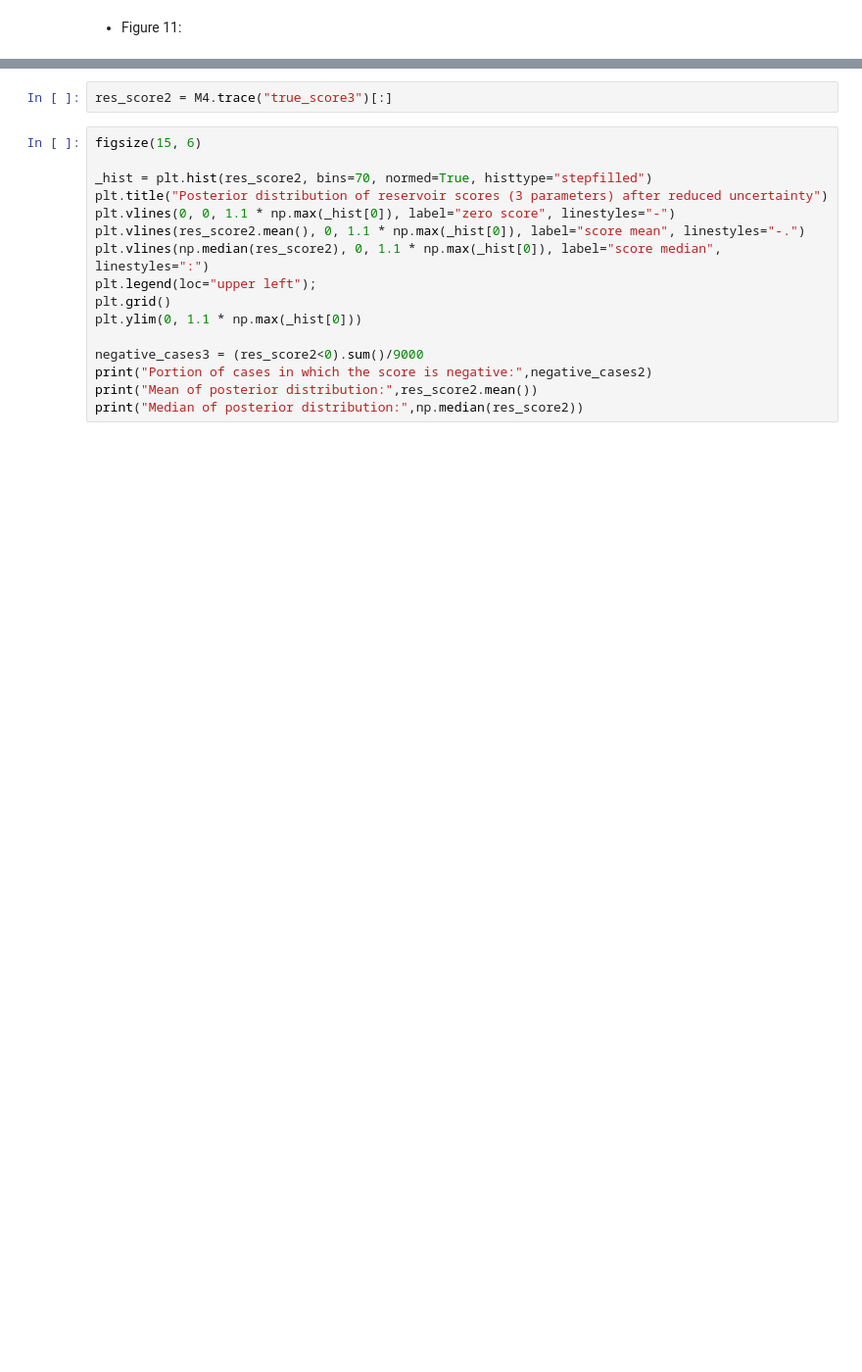
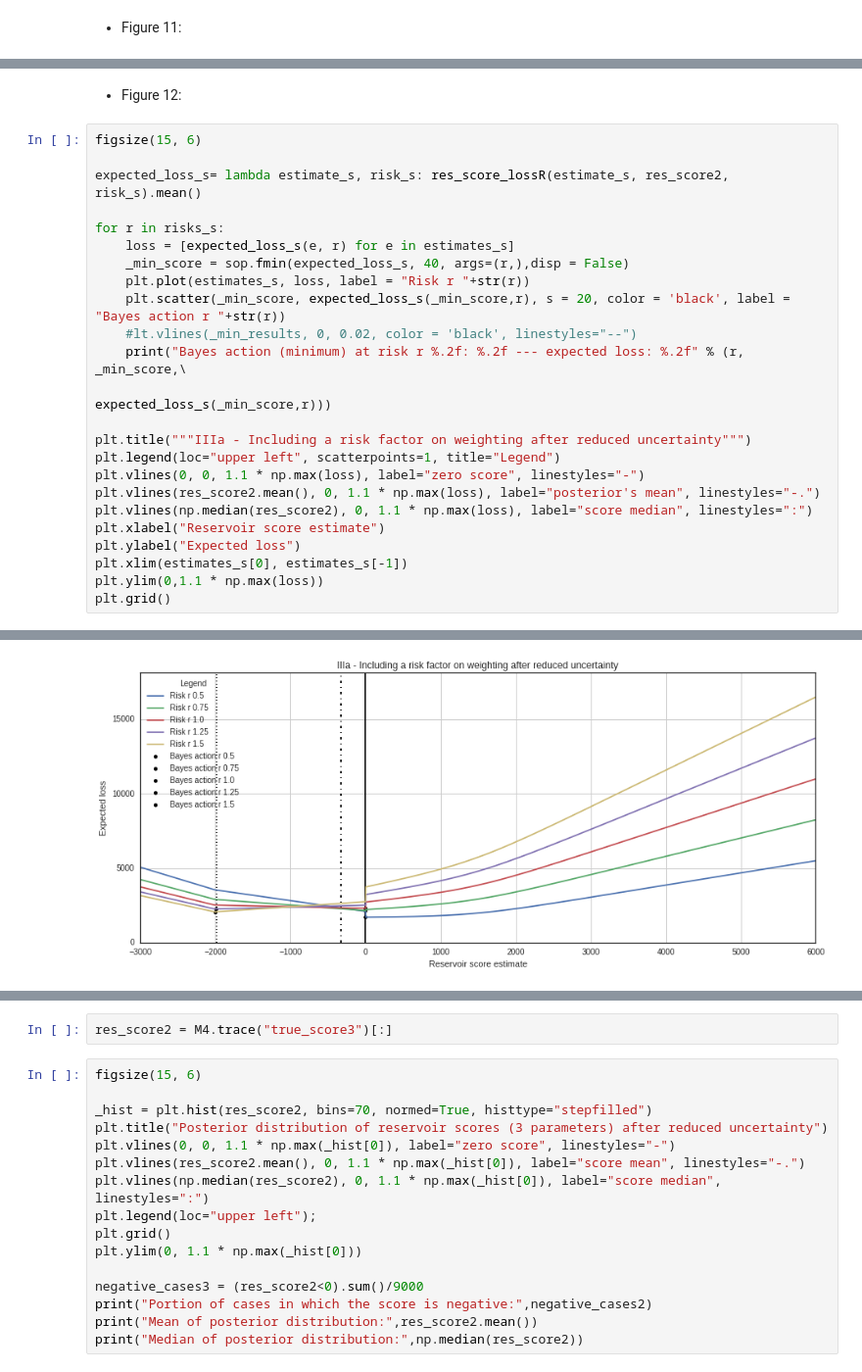
Before and after one commit to nre-aachen/Theses, a Jupyter notebook: Risk analysis/Notebooks/Chapter A - 1D Reservoir Case - Version 2.ipynb, the cells around one changed output, grey strips where cells are left out. Shown at 98% size. Cells and saved outputs as stored; diff of their text form; blank space fills up the shorter version.

```diff
--- a/Risk analysis/Notebooks/Chapter A - 1D Reservoir Case - Version 2.ipynb
+++ b/Risk analysis/Notebooks/Chapter A - 1D Reservoir Case - Version 2.ipynb
@@ -879,0 +905,27 @@ M4.sample(iter=10000, burn=1000)
+# %% [markdown]
+- Figure 12:
+# %%
+figsize(15, 6)
+
+expected_loss_s= lambda estimate_s, risk_s: res_score_lossR(estimate_s, res_score2, risk_s).mean()
+
+for r in risks_s:
+    loss = [expected_loss_s(e, r) for e in estimates_s]
+    _min_score = sop.fmin(expected_loss_s, 40, args=(r,),disp = False)
+    plt.plot(estimates_s, loss, label = "Risk r "+str(r))
+    plt.scatter(_min_score, expected_loss_s(_min_score,r), s = 20, color = 'black', label = "Bayes action r "+str(r))
+    #lt.vlines(_min_results, 0, 0.02, color = 'black', linestyles="--")
+    print("Bayes action (minimum) at risk r %.2f: %.2f --- expected loss: %.2f" % (r, _min_score,\
+                                                                              expected_loss_s(_min_score,r)))
+
+plt.title("""IIIa - Including a risk factor on weighting after reduced uncertainty""")
+plt.legend(loc="upper left", scatterpoints=1, title="Legend")
+plt.vlines(0, 0, 1.1 * np.max(loss), label="zero score", linestyles="-")
+plt.vlines(res_score2.mean(), 0, 1.1 * np.max(loss), label="posterior's mean", linestyles="-.")
+plt.vlines(np.median(res_score2), 0, 1.1 * np.max(loss), label="score median", linestyles=":")
+plt.xlabel("Reservoir score estimate")
+plt.ylabel("Expected loss")
+plt.xlim(estimates_s[0], estimates_s[-1])
+plt.ylim(0,1.1 * np.max(loss))
+plt.grid()
+# %% [output]
@@ -879,0 +937 @@ M4.sample(iter=10000, burn=1000)
+[figure, added]
```
Also changed, not shown: parts of 48 cells of this notebook.
